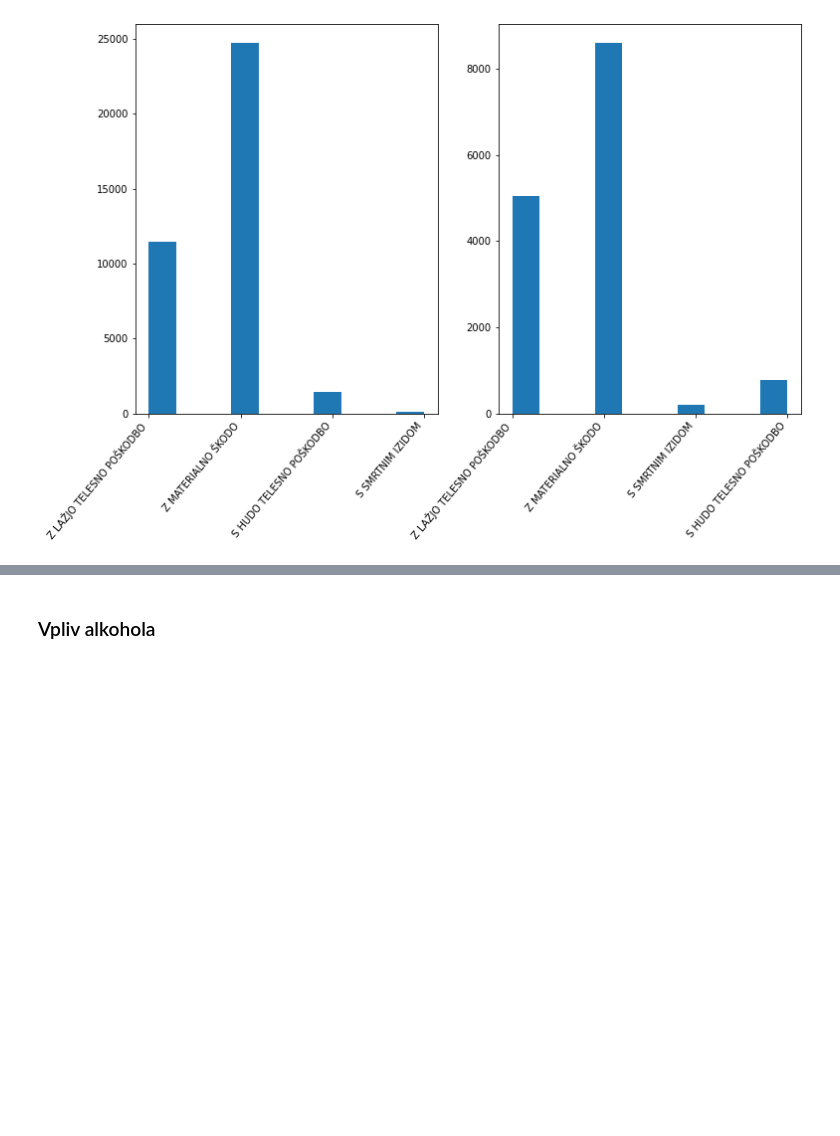
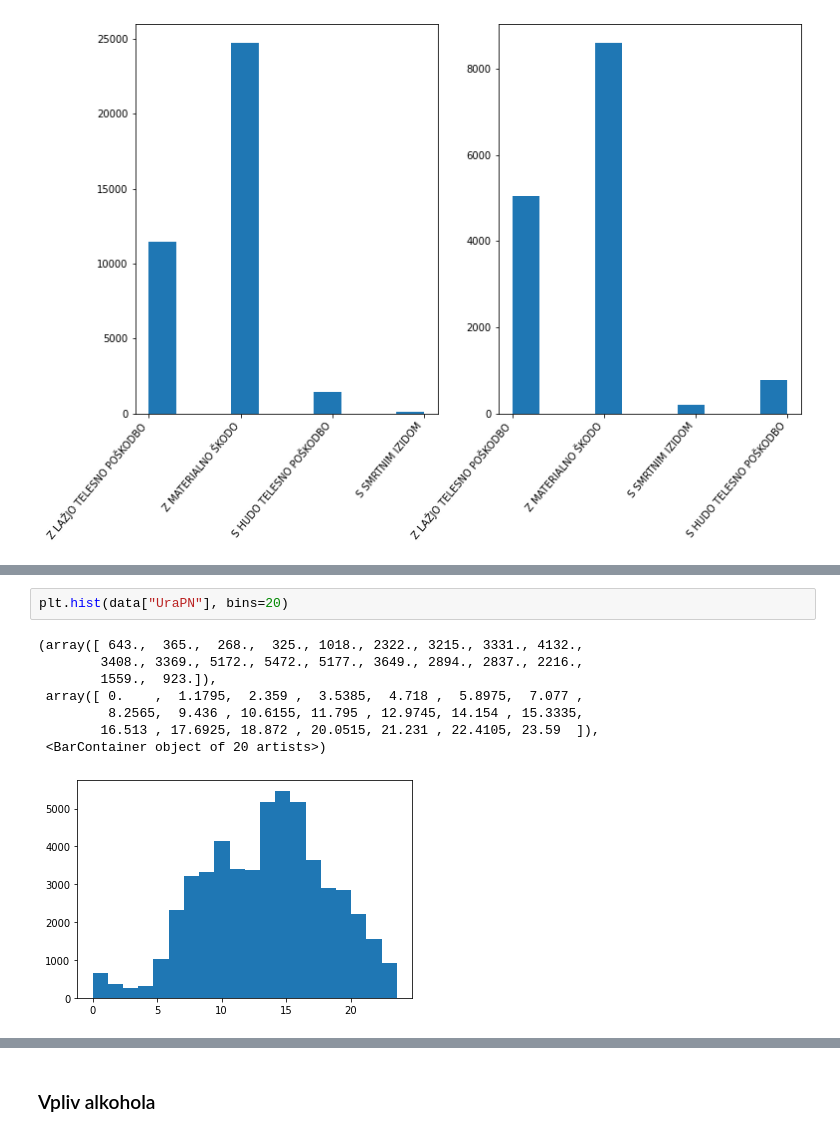
Before and after one commit to matej2000/PR21MV, a Jupyter notebook: main.ipynb, the cells around one changed output, grey strips where cells are left out. Cells and saved outputs as stored; diff of their text form; blank space fills up the shorter version.

```diff
--- a/main.ipynb
+++ b/main.ipynb
@@ -304,0 +431,11 @@ axs[1].hist(data[data["VNaselju"] == "NE"]["KlasifikacijaNesrece"])
+# %%
+plt.hist(data["UraPN"], bins=20)
+# %% [output]
+(array([ 643.,  365.,  268.,  325., 1018., 2322., 3215., 3331., 4132.,
+        3408., 3369., 5172., 5472., 5177., 3649., 2894., 2837., 2216.,
+        1559.,  923.]),
+ array([ 0.    ,  1.1795,  2.359 ,  3.5385,  4.718 ,  5.8975,  7.077 ,
+         8.2565,  9.436 , 10.6155, 11.795 , 12.9745, 14.154 , 15.3335,
+        16.513 , 17.6925, 18.872 , 20.0515, 21.231 , 22.4105, 23.59  ]),
+ <BarContainer object of 20 artists>)
+[figure, added]
```
Also changed, not shown: parts of 27 cells of this notebook.
